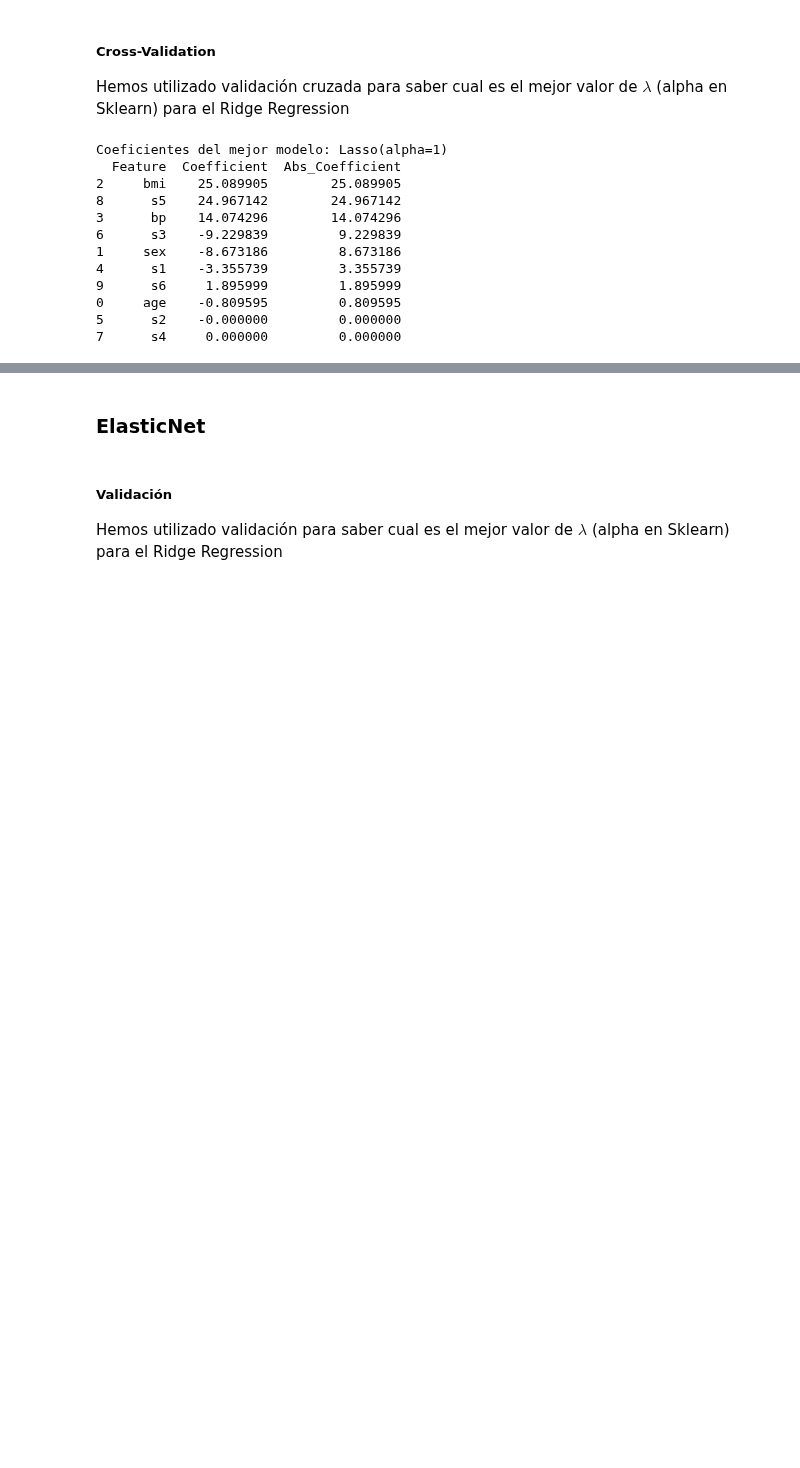
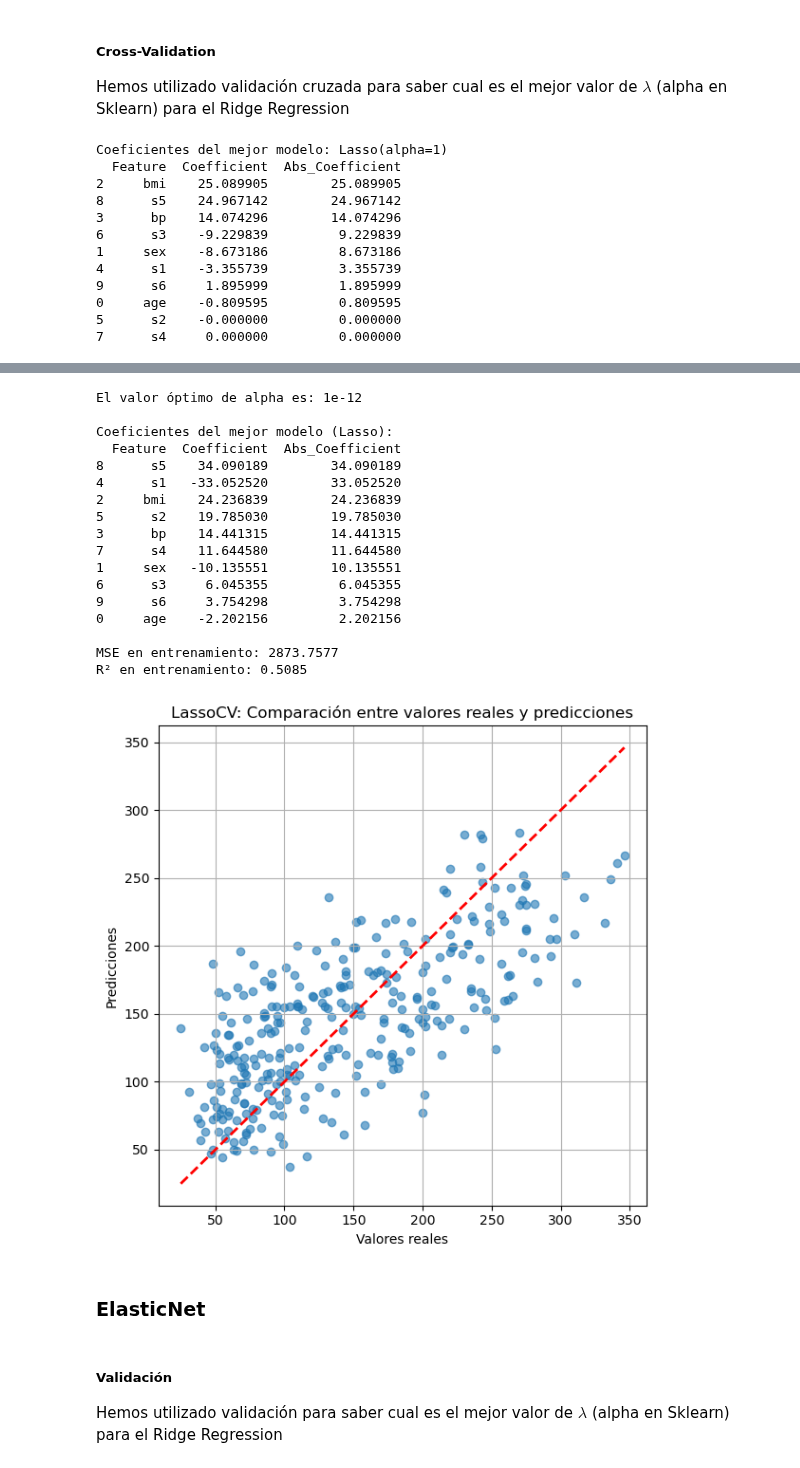
Before and after one commit to MalenaSancho/TFG, a Jupyter notebook: TFG/TFG_Python.ipynb, the cells around one changed output, grey strips where cells are left out. Drawn from its saved outputs; the diff is of its cells as text; code cells hidden in the pictures; blank space fills up the shorter version.

```diff
--- a/TFG/TFG_Python.ipynb
+++ b/TFG/TFG_Python.ipynb
@@ -1511,6 +1575,67 @@ Resultados de la búsqueda con validación cruzada (Lasso):
 | 0 | 0.01 | 3049.063005 | 139.837735 | 2890.721307 | 34.108566 | ... |
 | 3 | 10 | 3322.662129 | 256.625935 | 3228.775208 | 50.377298 | ... |
 | 4 | 100 | 6035.738169 | 622.613972 | 5920.495475 | 149.086014 | ... |
+# %%
+# Definir valores de alpha (desde 10^-12 a 10^6)
+alphas = np.logspace(-12, 6, 19)
+
+# Ajustar modelo LassoCV con validación cruzada
+lasso_cv = LassoCV(alphas=alphas, cv=5, max_iter=10000, random_state=42)
+lasso_cv.fit(X_train_scaled, y_train)
+
+# Mostrar el mejor alpha encontrado
+print(f"El valor óptimo de alpha es: {lasso_cv.alpha_}")
+
+# Crear DataFrame con coeficientes y ordenarlos
+coef_df = pd.DataFrame({
+    'Feature': X_train.columns,
+    'Coefficient': lasso_cv.coef_
+})
+coef_df['Abs_Coefficient'] = coef_df['Coefficient'].abs()
+coef_df = coef_df.sort_values(by='Abs_Coefficient', ascending=False)
+
+print("\nCoeficientes del mejor modelo (Lasso):")
+print(coef_df.head(10))  # Top 10 características más relevantes
+
+# Hacer predicciones en los datos de entrenamiento
+y_pred = lasso_cv.predict(X_train_scaled)
+
+# Calcular métricas de rendimiento
+mse = mean_squared_error(y_train, y_pred)
+r2 = r2_score(y_train, y_pred)
+
+print(f"\nMSE en entrenamiento: {mse:.4f}")
+print(f"R² en entrenamiento: {r2:.4f}")
+
+# Visualización de predicciones vs valores reales
+plt.figure(figsize=(6, 6))
+plt.scatter(y_train, y_pred, alpha=0.6)
+plt.plot([y_train.min(), y_train.max()], [y_train.min(), y_train.max()], 'r--', lw=2)
+plt.xlabel('Valores reales')
+plt.ylabel('Predicciones')
+plt.title('LassoCV: Comparación entre valores reales y predicciones')
+plt.grid(True)
+plt.tight_layout()
+plt.show()
+# %% [output]
+El valor óptimo de alpha es: 1e-12
+
+Coeficientes del mejor modelo (Lasso):
+  Feature  Coefficient  Abs_Coefficient
+8      s5    34.090189        34.090189
+4      s1   -33.052520        33.052520
+2     bmi    24.236839        24.236839
+5      s2    19.785030        19.785030
+3      bp    14.441315        14.441315
+7      s4    11.644580        11.644580
+1     sex   -10.135551        10.135551
+6      s3     6.045355         6.045355
+9      s6     3.754298         3.754298
+0     age    -2.202156         2.202156
+
+MSE en entrenamiento: 2873.7577
+R² en entrenamiento: 0.5085
+[figure, added]
 # %% [markdown]
 ### ElasticNet
 # %% [markdown]
```
Also changed, not shown: parts of 21 cells of this notebook.
